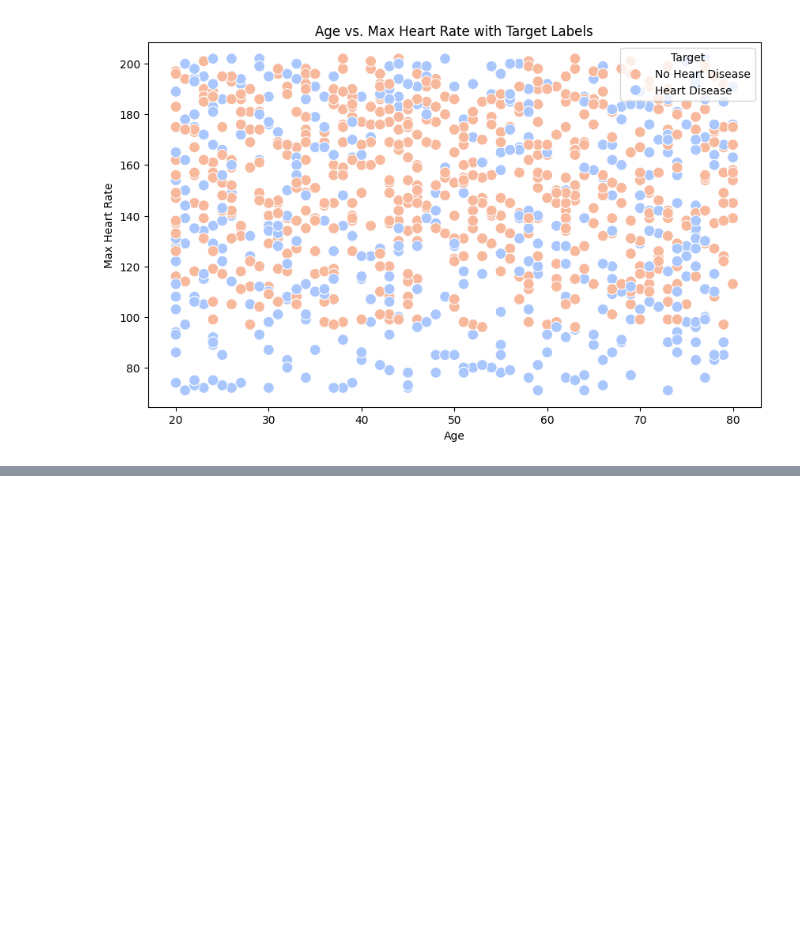
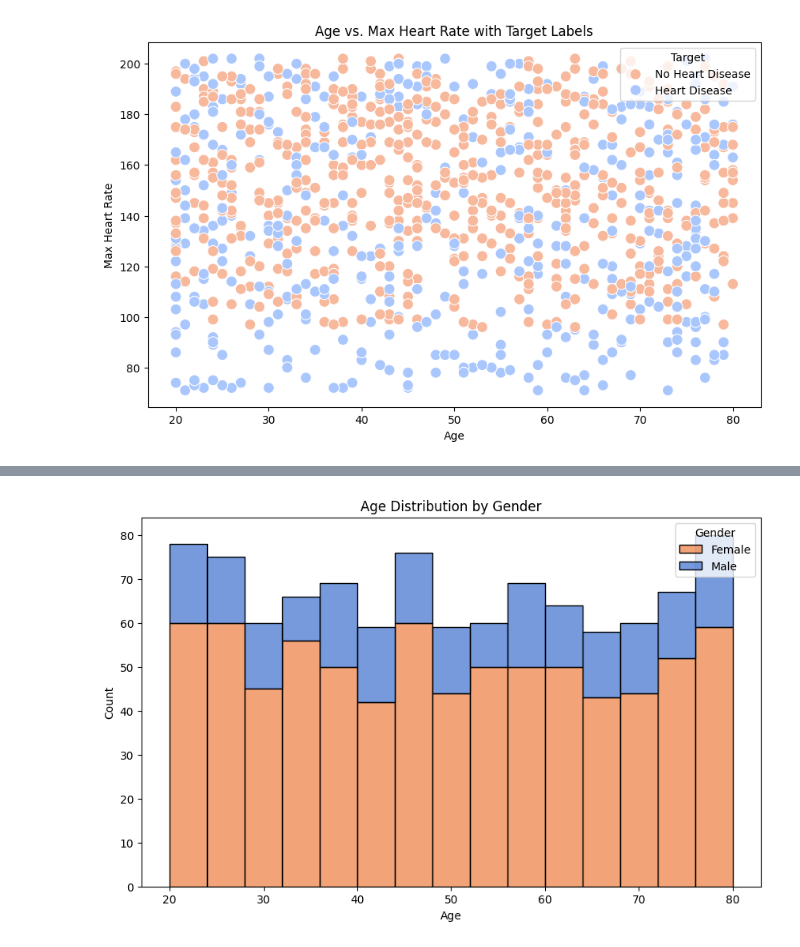
Before and after one commit to AvinandanRoy/DataAnalysis, a Jupyter notebook: CVDs.ipynb, the cells around one changed output, grey strips where cells are left out. Saved outputs shown, nothing was run; the diff lists cells and outputs as text; code cells hidden in the pictures; blank space fills up the shorter version.

```diff
--- a/CVDs.ipynb
+++ b/CVDs.ipynb
@@ -175,0 +215,11 @@ plt.show()
+# %%
+# Visualization:
+plt.figure(figsize=(10, 6))
+sns.histplot(x='age', hue='gender', data=df, palette='muted', multiple='stack', bins=15)
+plt.title('Age Distribution by Gender')
+plt.xlabel('Age')
+plt.ylabel('Count')
+plt.legend(title='Gender', labels=['Female', 'Male'])
+plt.show()
+# %% [output]
+[figure, added]
```
Also changed, not shown: parts of 7 cells of this notebook.
